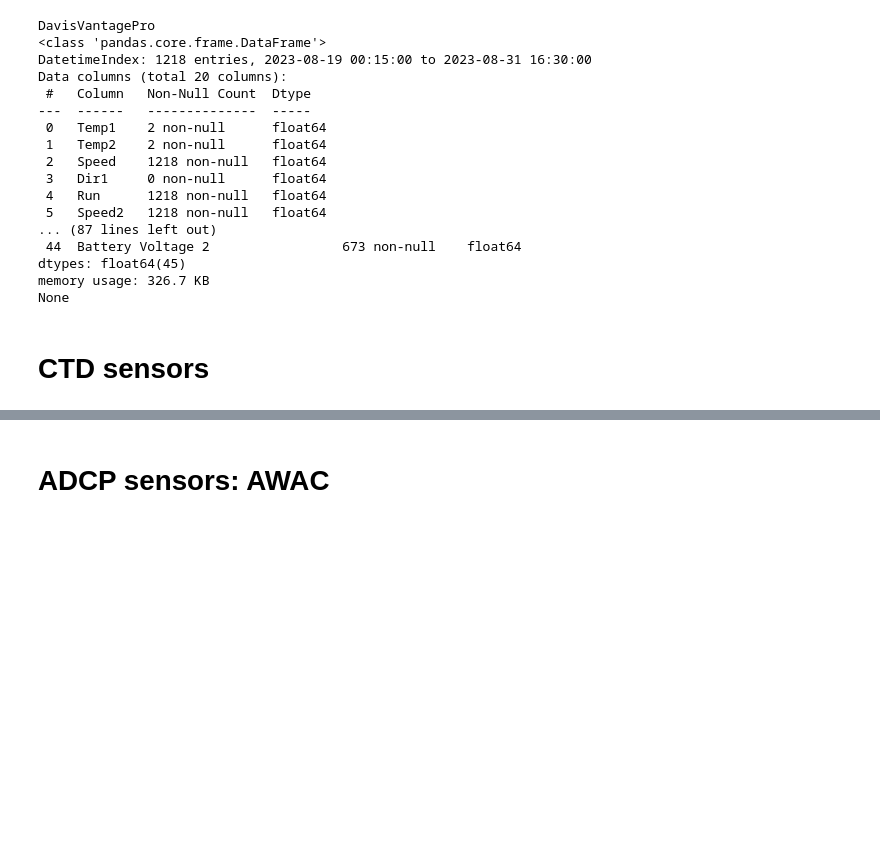
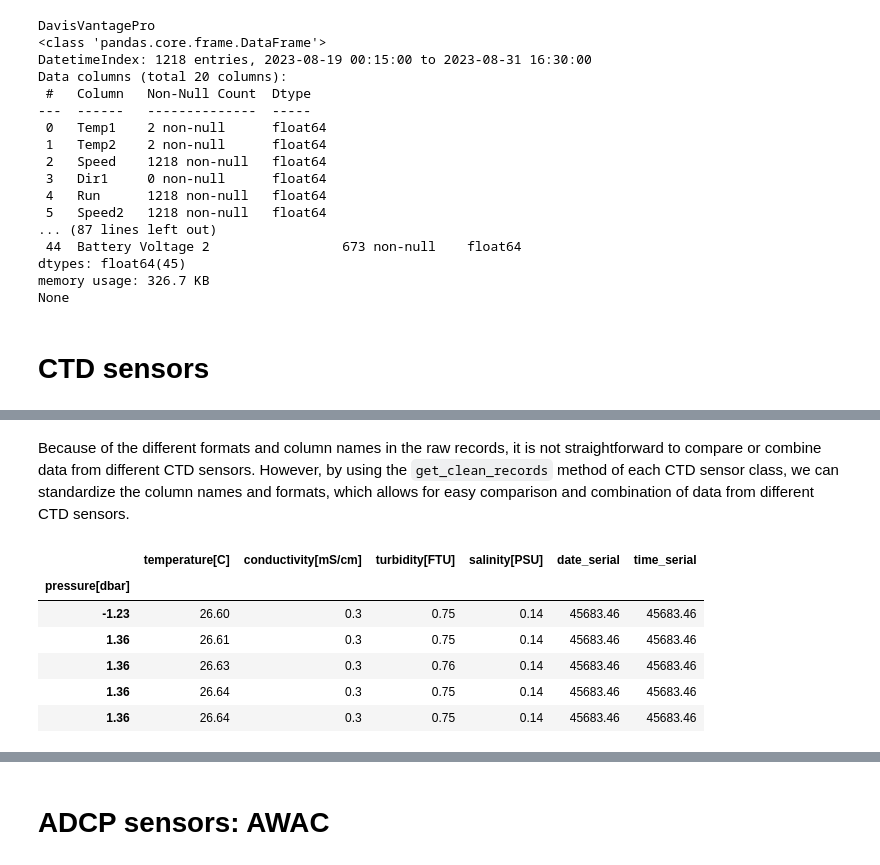
Before and after one commit to oceanicos-dev-org/oceanicospy, a Jupyter notebook: examples/reading_field_data.ipynb, the cells around one changed output, grey strips where cells are left out. Drawn from its saved outputs; the diff is of its cells as text; code cells hidden in the pictures; blank space fills up the shorter version.

```diff
--- a/examples/reading_field_data.ipynb
+++ b/examples/reading_field_data.ipynb
@@ -257,0 +262,12 @@ dict_ctd_clean_measurements['CastawayCTD']
+# %% [markdown]
+Because of the different formats and column names in the raw records, it is not straightforward to compare or combine data from different CTD sensors. However, by using the `get_clean_records` method of each CTD sensor class, we can standardize the column names and formats, which allows for easy comparison and combination of data from different CTD sensors.
+# %%
+dict_ctd_clean_measurements['SeaSunMarineTechCTD'].head()
+# %% [output]
+|  | temperature[C] | conductivity[mS/cm] | turbidity[FTU] | salinity[PSU] | date_serial | time_serial |
+| pressure[dbar] |  |  |  |  |  |  |
+| -1.23 | 26.60 | 0.3 | 0.75 | 0.14 | 45683.46 | 45683.46 |
+| 1.36 | 26.61 | 0.3 | 0.75 | 0.14 | 45683.46 | 45683.46 |
+| 1.36 | 26.63 | 0.3 | 0.76 | 0.14 | 45683.46 | 45683.46 |
+| 1.36 | 26.64 | 0.3 | 0.75 | 0.14 | 45683.46 | 45683.46 |
+| 1.36 | 26.64 | 0.3 | 0.75 | 0.14 | 45683.46 | 45683.46 |
```
Also changed, not shown: parts of 12 cells of this notebook, 6 other files.
